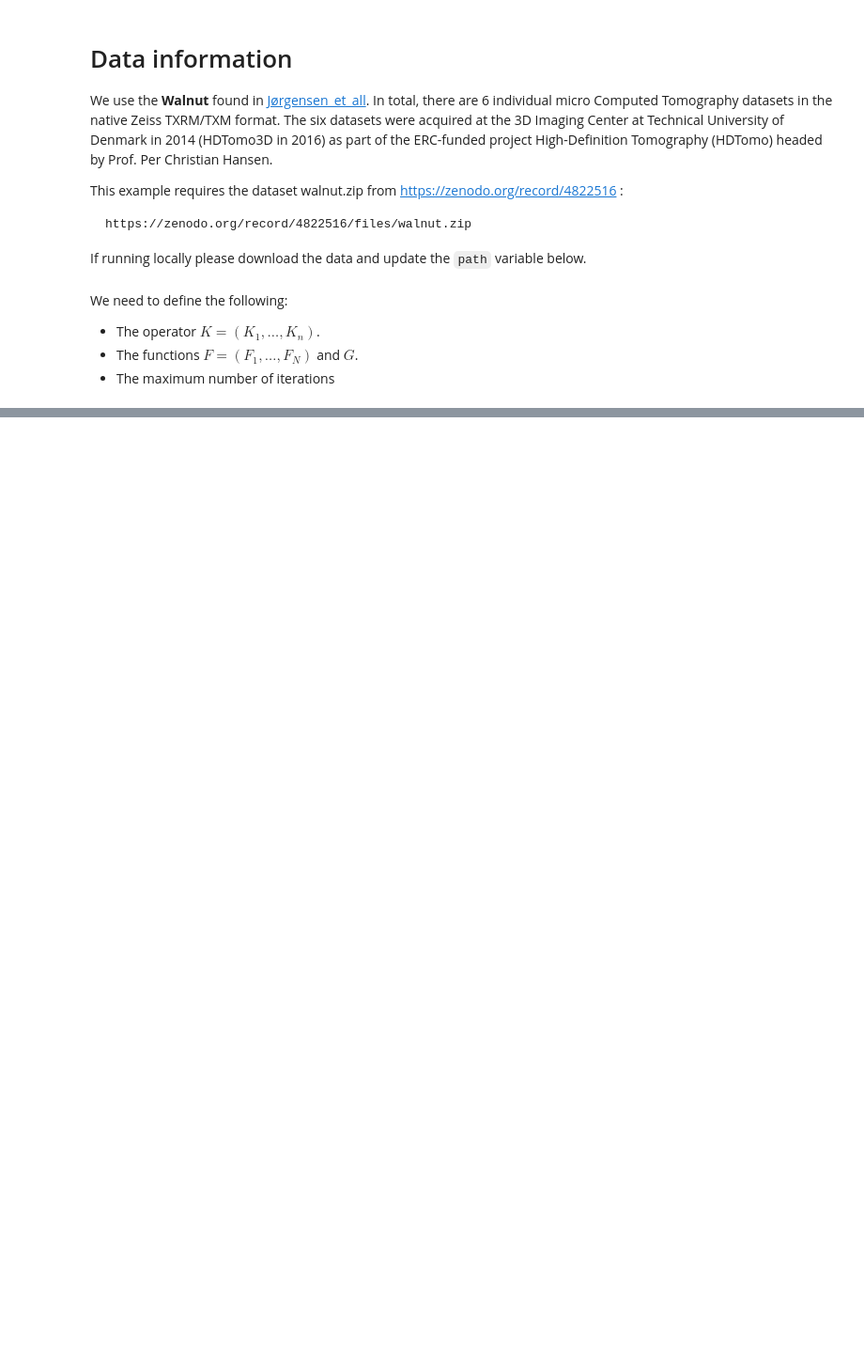
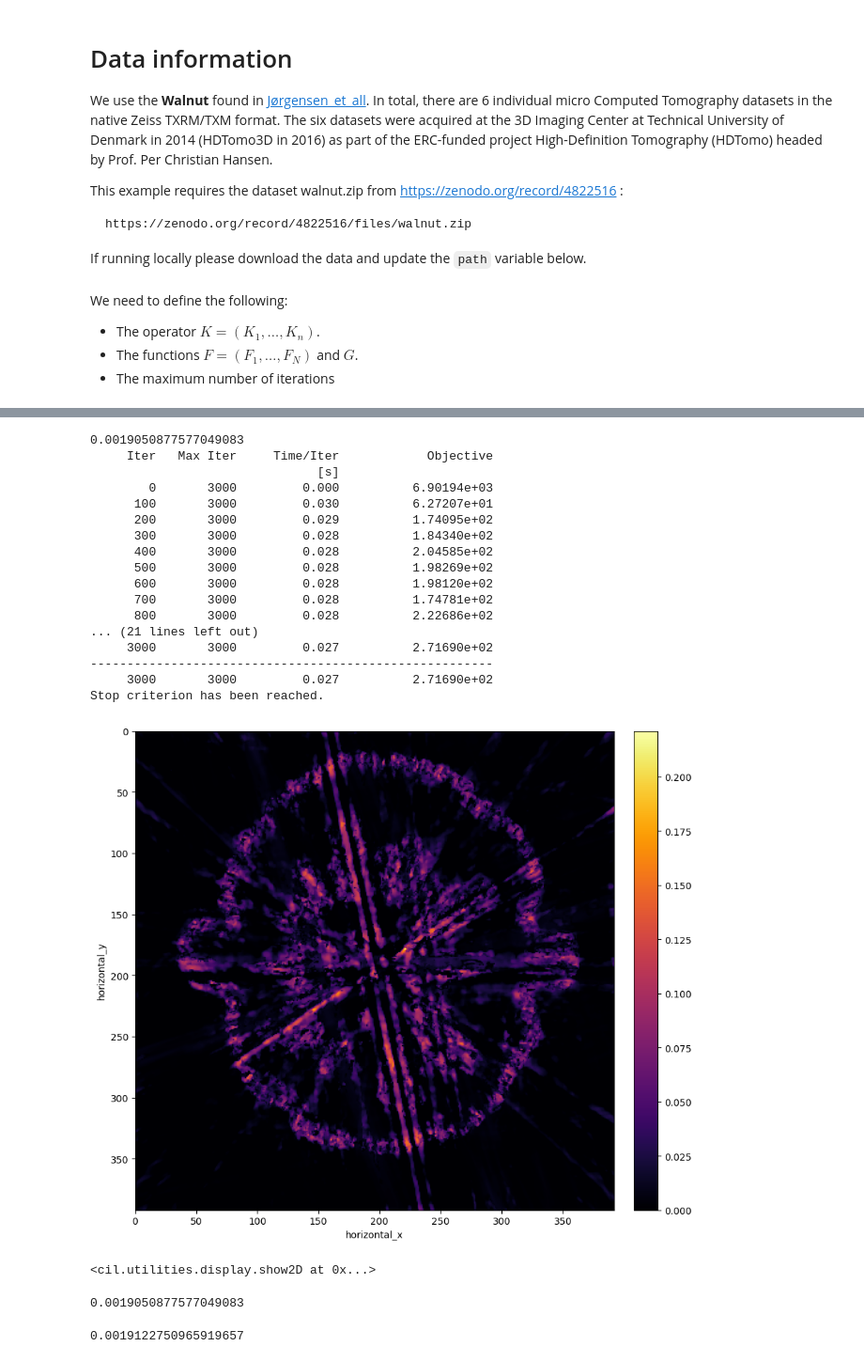
Before and after one commit to MargaretDuff/cil_test_notebooks, a Jupyter notebook: stochastic_gradients/test_SGD.ipynb, the cells around one changed output, grey strips where cells are left out. Shown at 94% size. Drawn from its saved outputs; the diff is of its cells as text; code cells hidden in the pictures; blank space fills up the shorter version.

```diff
--- a/stochastic_gradients/test_SGD.ipynb
+++ b/stochastic_gradients/test_SGD.ipynb
@@ -220,0 +223,40 @@ Stop criterion has been reached.
+# %%
+alpha = 0.003
+G = (alpha/ig2D.voxel_size_x) * FGP_TV(max_iteration = 100, device="gpu")
+initial = ig2D.allocate(0)
+F_FISTA_SG = SGFunction(f_subsets,sampler)
+step_size_fista_SG= 1./F_FISTA_SG.L #FIXME: how to set this??
+print(step_size_fista_SG)
+fista_SG = FISTA(initial = initial, f=F_FISTA_SG, step_size = step_size_fista_SG, g=G, update_objective_interval = 100,
+            max_iteration = 3000)
+fista_SG.run(verbose=1)
+optimalSG = fista_SG.solution
+show2D(fista_SG.solution, cmap="inferno", origin="upper")
+# %% [output]
+0.0019050877577049083
+     Iter   Max Iter     Time/Iter            Objective
+                               [s]
+        0       3000         0.000          6.90194e+03
+      100       3000         0.030          6.27207e+01
+      200       3000         0.029          1.74095e+02
+      300       3000         0.028          1.84340e+02
+      400       3000         0.028          2.04585e+02
+      500       3000         0.028          1.98269e+02
+      600       3000         0.028          1.98120e+02
+      700       3000         0.028          1.74781e+02
+      800       3000         0.028          2.22686e+02
+... (21 lines left out)
+     3000       3000         0.027          2.71690e+02
+-------------------------------------------------------
+     3000       3000         0.027          2.71690e+02
+Stop criterion has been reached.
+[figure, added]
+<cil.utilities.display.show2D at 0x...>
+# %%
+print(step_size_fista_SG)
+# %% [output]
+0.0019050877577049083
+# %%
+print(step_size_fista)
+# %% [output]
+0.0019122750965919657
```
Also changed, not shown: parts of 7 cells of this notebook.
